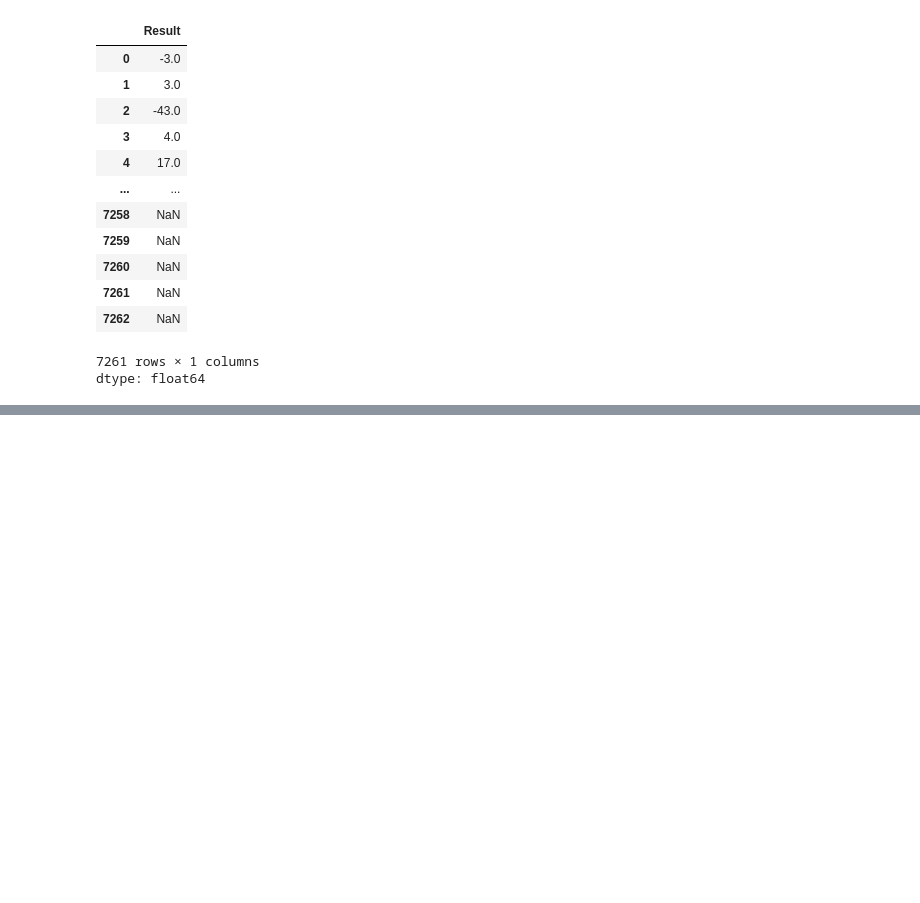
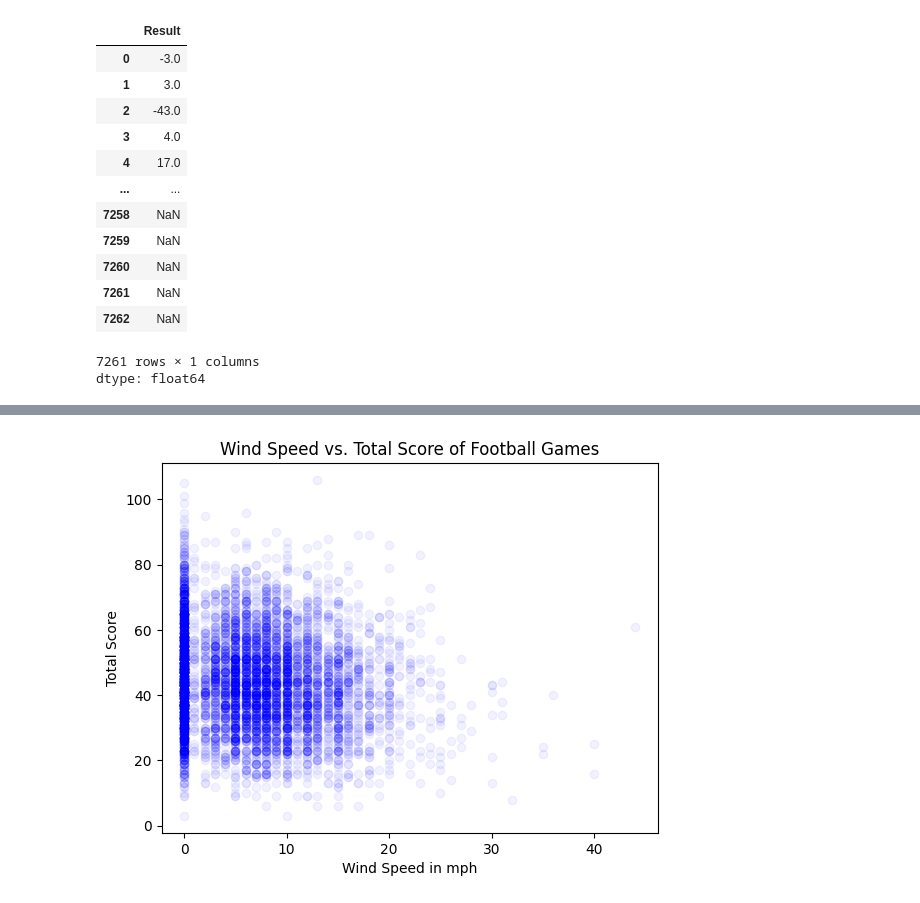
Before and after one commit to KPsimo/Kidus_Football_Games, a Jupyter notebook: DSRP_Project.ipynb, the cells around one changed output, grey strips where cells are left out. Cells and saved outputs as stored; diff of their text form; code cells hidden in the pictures; blank space fills up the shorter version.

```diff
--- a/DSRP_Project.ipynb
+++ b/DSRP_Project.ipynb
@@ -116 +131,12 @@ plt.show()
+# %%
+categories = fixed_df['Wind']
+bars = fixed_df['Total']
+
+plt.scatter(categories, bars, alpha = 0.05, c= 'b')
+plt.title("Wind Speed vs. Total Score of Football Games")
+plt.ylabel("Total Score")
+plt.xlabel("Wind Speed in mph")
+plt.show()
+# %% [output]
+[figure, added]
 # %%
```
Also changed, not shown: parts of 13 cells of this notebook.
